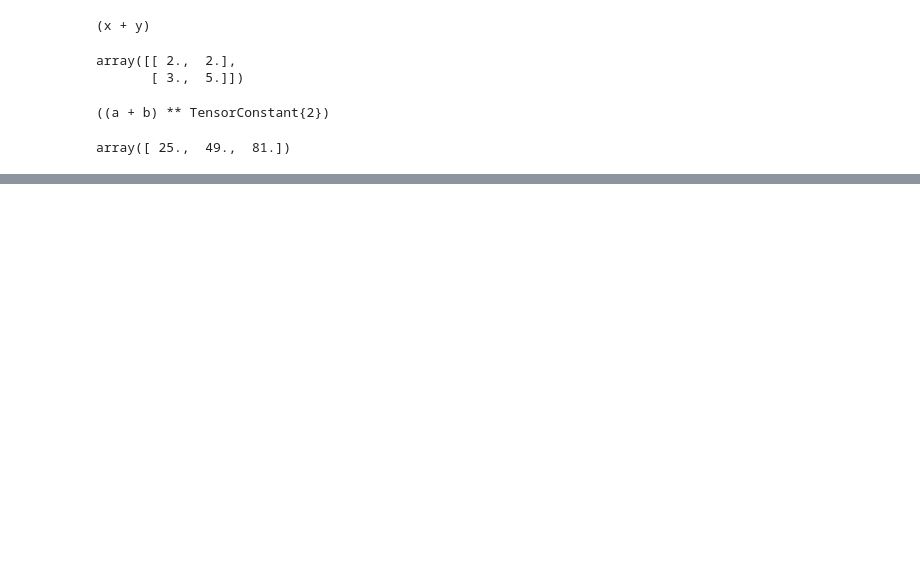
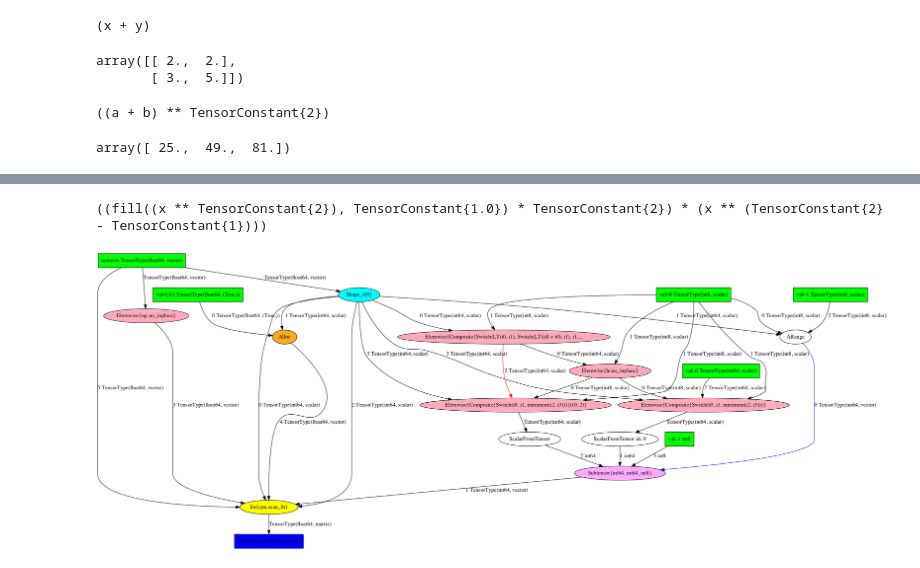
Before and after one commit to adityaramesh/theano_notes, a Jupyter notebook: notebooks/notes.ipynb, the cells around one changed output, grey strips where cells are left out. Saved outputs shown, nothing was run; the diff lists cells and outputs as text; code cells hidden in the pictures; blank space fills up the shorter version.

```diff
--- a/notebooks/notes.ipynb
+++ b/notebooks/notes.ipynb
@@ -67,17 +67,21 @@ array([ 25.,  49.,  81.])
 # To get pydot to work for Python 3.4, I used
 # sudo pip install git+https://github.com/nlhepler/pydot
 
-from theano.printing import pydotprint
+from theano.printing import debugprint, pydotprint
 from IPython.display import display, Image, SVG
 
 # Display as SVG.
 
+def show_graph(var):
+    display(SVG(pydotprint(var, return_image=True, format='svg')))
+
+def graph_to_png(var):
+    display(Image(pydotprint(var, return_image=True, format='png'), retina=True))
+
 # The unoptimized graph.
-img = SVG(pydotprint(out, return_image=True, format='svg'))
-print(img)
-display(SVG(pydotprint(out, return_image=True, format='svg')))
+show_graph(out)
 # The optimized graph.
-display(SVG(pydotprint(f, return_image=True, format='svg')))
+show_graph(f)
 
 # Display as PNG.
 # display(Image(pydotprint(out, return_image=True, format='png'), retina=True))
@@ -87,0 +98,36 @@ display(SVG(pydotprint(f, return_image=True, format='svg')))
+# %%
+# Computing scalar derivatives.
+
+x = T.dscalar('x')
+y = x ** 2
+
+# Note that the first argument to `grad` must be a scalar quantity. We have
+# to use `jacobian` or `scan` in order to compute derivatives of non-scalar
+# valued expressions.
+dy = T.grad(y, x)
+
+# In the output below, `fill((x ** 2), 1)` creates an array of the same shape
+# as `x ** 2`, and fills it with ones.
+print(theano.pp(dy))
+# %% [output]
+((fill((x ** TensorConstant{2}), TensorConstant{1.0}) * TensorConstant{2}) * (x ** (TensorConstant{2} - TensorConstant{1})))
+# %%
+# Computing non-scalar derivatives. Note that this example takes a while when
+# run for the first time, due to the code generation process.
+
+from IPython.core.display import HTML
+
+x = T.dvector('x')
+y = x ** 2
+J, _ = theano.scan(lambda i, y, x : T.grad(y[i], x),
+    sequences=T.arange(y.shape[0]), non_sequences=[y, x])
+
+f = function([x], J)
+f([4, 4])
+
+# TODO: Why is the computation graph so large for this simple operation, and what
+# is happening? Why is memory allocated each time?
+graph_to_png(f)
+#print(debugprint(f))
+# %% [output]
+[figure, added]
```
Also changed, not shown: parts of 9 cells of this notebook.
